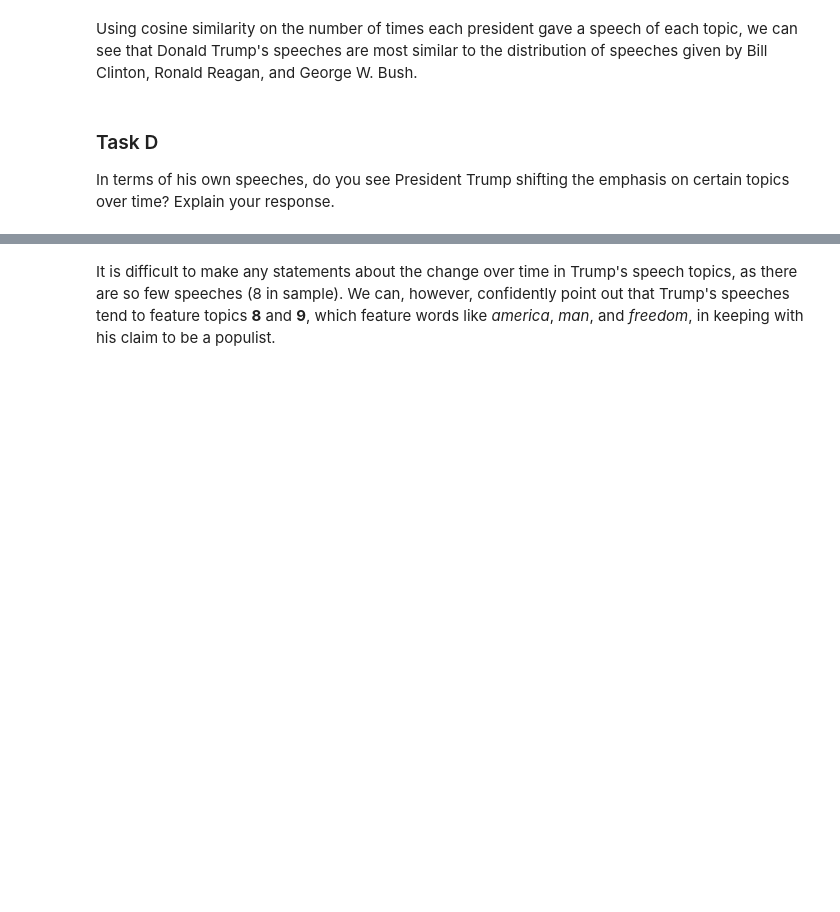
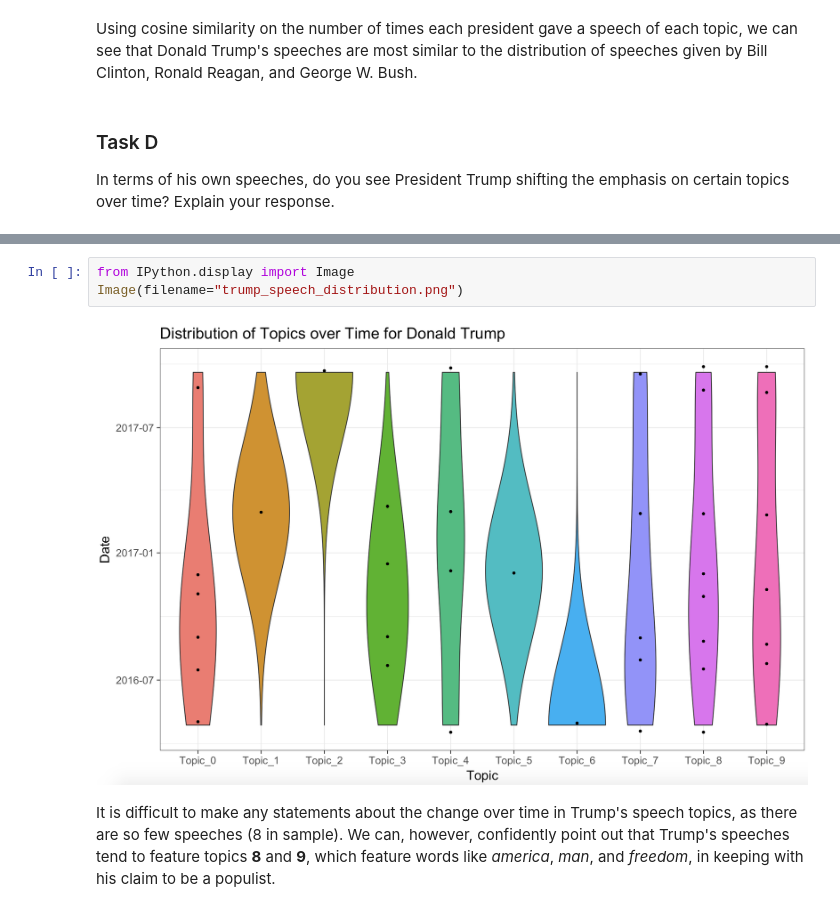
Before and after one commit to p-mckenzie/social-media-analytics, a Jupyter notebook: Assignment_2/HW_2.ipynb, the cells around one changed output, grey strips where cells are left out. Cells and saved outputs as stored; diff of their text form; blank space fills up the shorter version.

```diff
--- a/Assignment_2/HW_2.ipynb
+++ b/Assignment_2/HW_2.ipynb
@@ -230,3 +237,8 @@ In terms of his own speeches, do you see President Trump shifting the emphasis o
+# %%
+from IPython.display import Image
+Image(filename="trump_speech_distribution.png")
+# %% [output]
+[figure, added]
 # %% [markdown]
 It is difficult to make any statements about the change over time in Trump's speech topics, as there are so few speeches (8 in sample). We can, however, confidently point out that Trump's speeches tend to feature topics **8** and **9**, which feature words like *america*, *man*, and *freedom*, in keeping with his claim to be a populist.
 # %% [markdown]
```
Also changed, not shown: parts of 11 cells of this notebook.
